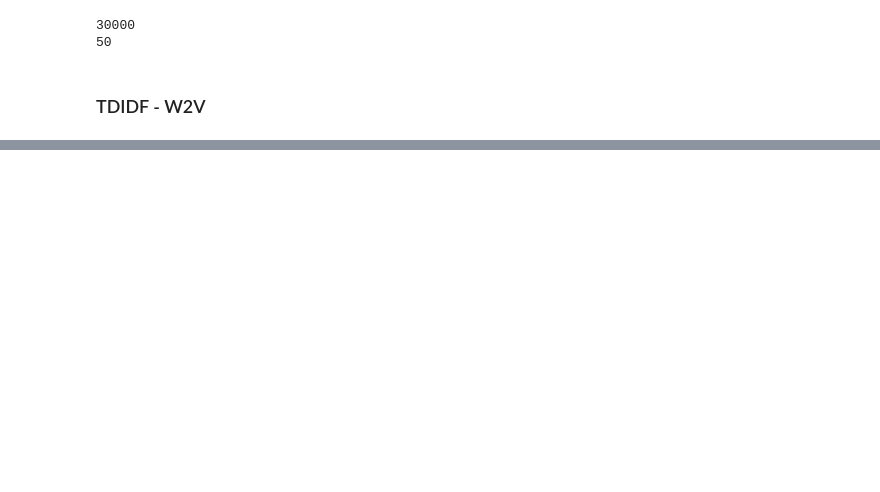
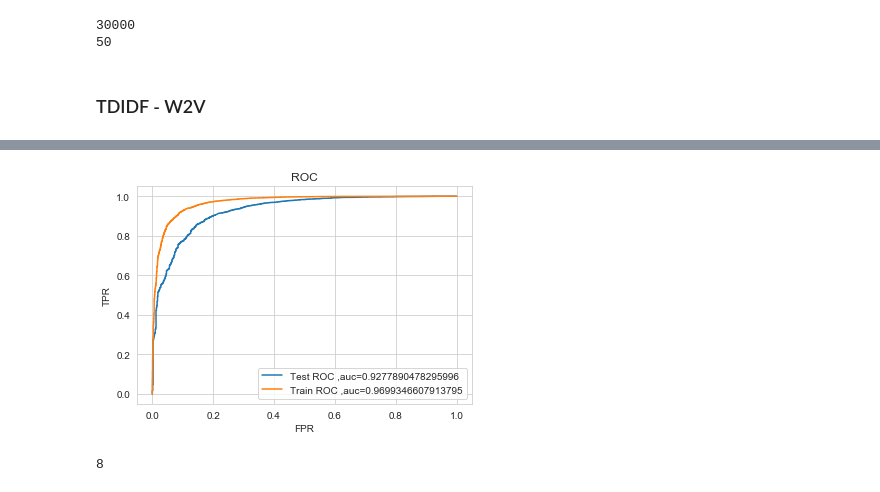
Before and after one commit to Lalit-Yadav-E1483/Amazon-Fine-Food, a Jupyter notebook: svm.ipynb, the cells around one changed output, grey strips where cells are left out. Drawn from its saved outputs; the diff is of its cells as text; code cells hidden in the pictures; blank space fills up the shorter version.

```diff
--- a/svm.ipynb
+++ b/svm.ipynb
@@ -758,0 +545,25 @@ final['Text'].shape
+# %%
+#training our model for alpha=0.001
+#ROC curve
+model=SGDClassifier(alpha=0.001)
+svm=CalibratedClassifierCV(model, cv=3)
+svm.fit(X_train_bow,y_train)
+predi=svm.predict_proba(X_test_bow)[:,1]
+fpr1, tpr1, thresholds1 = metrics.roc_curve(y_test, predi)
+pred=svm.predict_proba(X_train_bow)[:,1]
+fpr2,tpr2,thresholds2=metrics.roc_curve(y_train,pred)
+fig = plt.figure()
+ax = plt.subplot(111)
+ax.plot(fpr1, tpr1, label='Test ROC ,auc='+str(roc_auc_score(y_test,predi)))
+ax.plot(fpr2, tpr2, label='Train ROC ,auc='+str(roc_auc_score(y_train,pred)))
+plt.title('ROC')
+plt.xlabel('FPR')
+plt.ylabel('TPR')
+ax.legend()
+plt.show()
+# %% [output]
+[figure, added]
+# %%
+np.argmax(alpha)
+# %% [output]
+8
```
Also changed, not shown: parts of 31 cells of this notebook.
